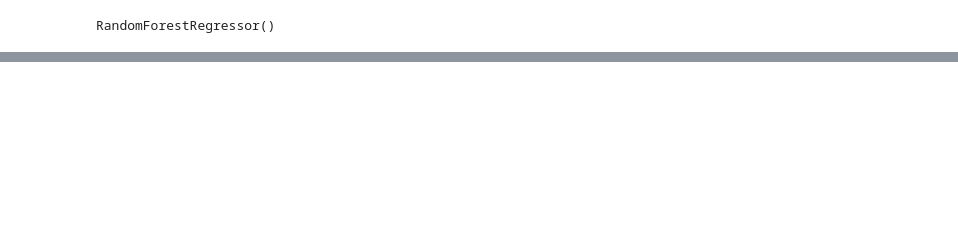
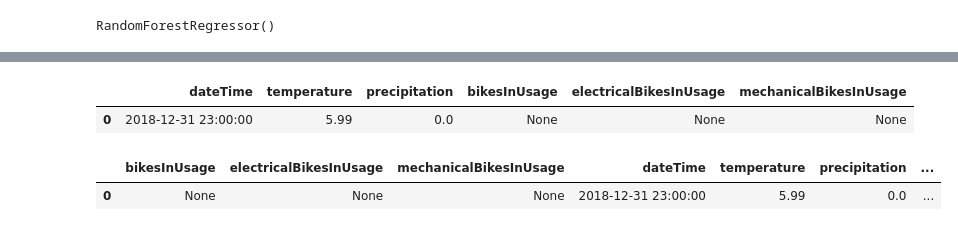
Before and after one commit to edwardrodgermartinez/Final-Project-Predictive-Modelling-for-Bicing-Use, a Jupyter notebook: cleaning_exploration_transformation_FINAL.ipynb, the cells around one changed output, grey strips where cells are left out. Drawn from its saved outputs; the diff is of its cells as text; code cells hidden in the pictures; blank space fills up the shorter version.

```diff
--- a/cleaning_exploration_transformation_FINAL.ipynb
+++ b/cleaning_exploration_transformation_FINAL.ipynb
@@ -274,0 +398,5 @@ df_model.to_csv("data/bicing_model.csv", index = True)
+# %%
+hourly_future_weather_df.head(1)
+# %% [output]
+|  | dateTime | temperature | precipitation | bikesInUsage | electricalBikesInUsage | mechanicalBikesInUsage |
+| 0 | 2018-12-31 23:00:00 | 5.99 | 0.0 | None | None | None |
@@ -274,0 +524,14 @@ df_model.to_csv("data/bicing_model.csv", index = True)
+# %%
+column_order = ["bikesInUsage", "electricalBikesInUsage", "mechanicalBikesInUsage", "dateTime", "is_weekend_or_bank_holiday", "is_eve_of_weekend_or_bank_holiday", "time_of_day", "temperature", "precipitation", "avg_daily_temperature", "avg_bike_use", "rain_bool"]
+hourly_future_weather_df = hourly_future_weather_df[column_order]
+# %%
+hourly_future_weather_df[columns_to_convert] = hourly_future_weather_df[columns_to_convert].astype(bool)
+# %%
+dummy_columns = ['is_weekend_or_bank_holiday', 'is_eve_of_weekend_or_bank_holiday', 'time_of_day', 'rain_bool']
+# %%
+hourly_future_weather_df = pd.get_dummies(hourly_future_weather_df, columns=dummy_columns, prefix=dummy_columns, drop_first=False, dtype = int)
+# %%
+hourly_future_weather_df.head(1)
+# %% [output]
+|  | bikesInUsage | electricalBikesInUsage | mechanicalBikesInUsage | dateTime | temperature | precipitation | ... |
+| 0 | None | None | None | 2018-12-31 23:00:00 | 5.99 | 0.0 | ... |
```
Also changed, not shown: parts of 39 cells of this notebook, 11 other files.
